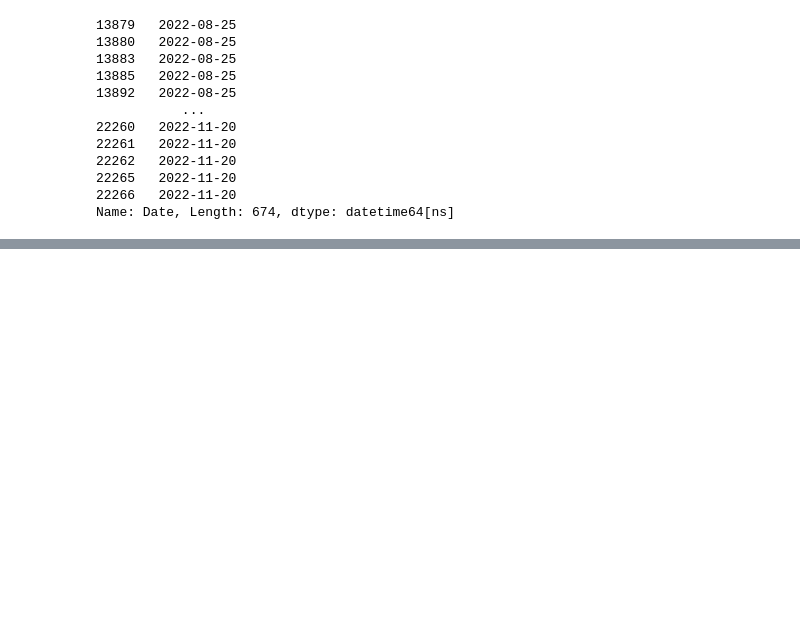
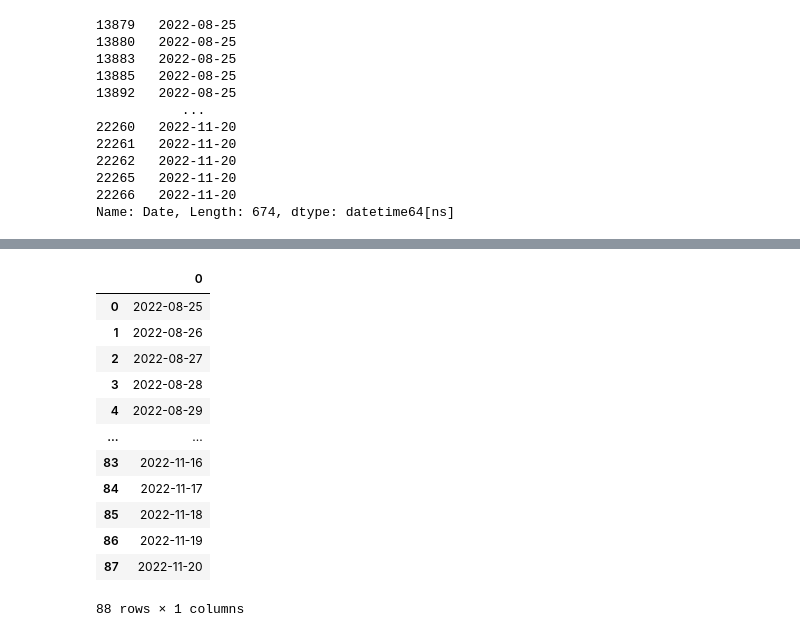
Before and after one commit to kdnu24/STAT303-2--project, a Jupyter notebook: Final_Project.ipynb, the cells around one changed output, grey strips where cells are left out. Drawn from its saved outputs; the diff is of its cells as text; code cells hidden in the pictures; blank space fills up the shorter version.

```diff
--- a/Final_Project.ipynb
+++ b/Final_Project.ipynb
@@ -351,0 +360,19 @@ Name: Date, dtype: int64
+# %%
+date_range = pd.date_range('08/25/2022','11/20/2022')
+date_range = pd.DataFrame(date_range)
+TF_date_range = date_range.isin(train.Date)
+date_range
+# %% [output]
+|  | 0 |
+| 0 | 2022-08-25 |
+| 1 | 2022-08-26 |
+| 2 | 2022-08-27 |
+| 3 | 2022-08-28 |
+| 4 | 2022-08-29 |
+| ... | ... |
+| 83 | 2022-11-16 |
+| 84 | 2022-11-17 |
+| 85 | 2022-11-18 |
+| 86 | 2022-11-19 |
+| 87 | 2022-11-20 |
+88 rows × 1 columns
```
Also changed, not shown: parts of 27 cells of this notebook.
